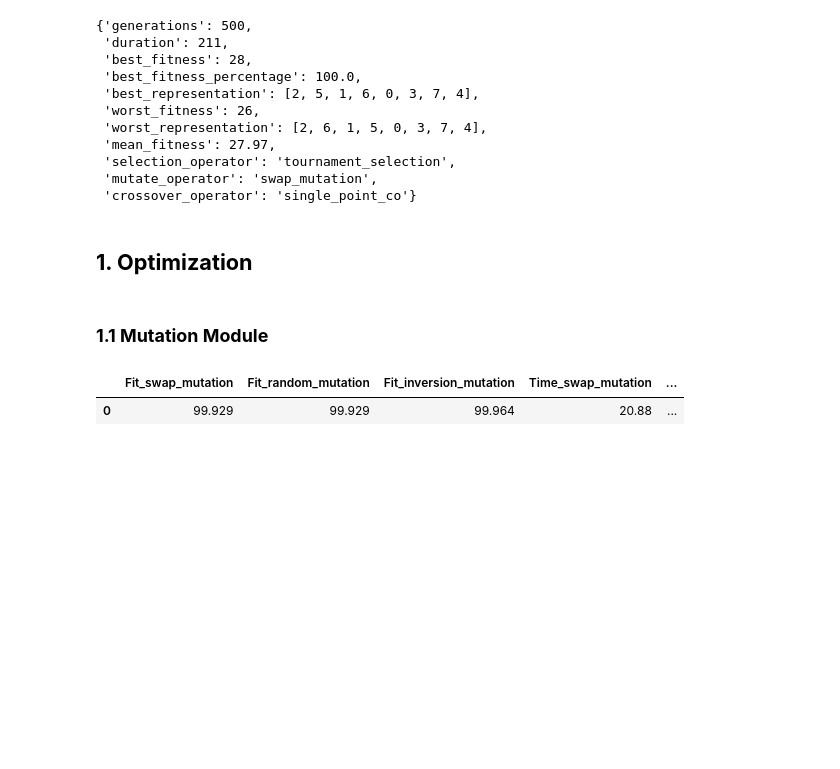
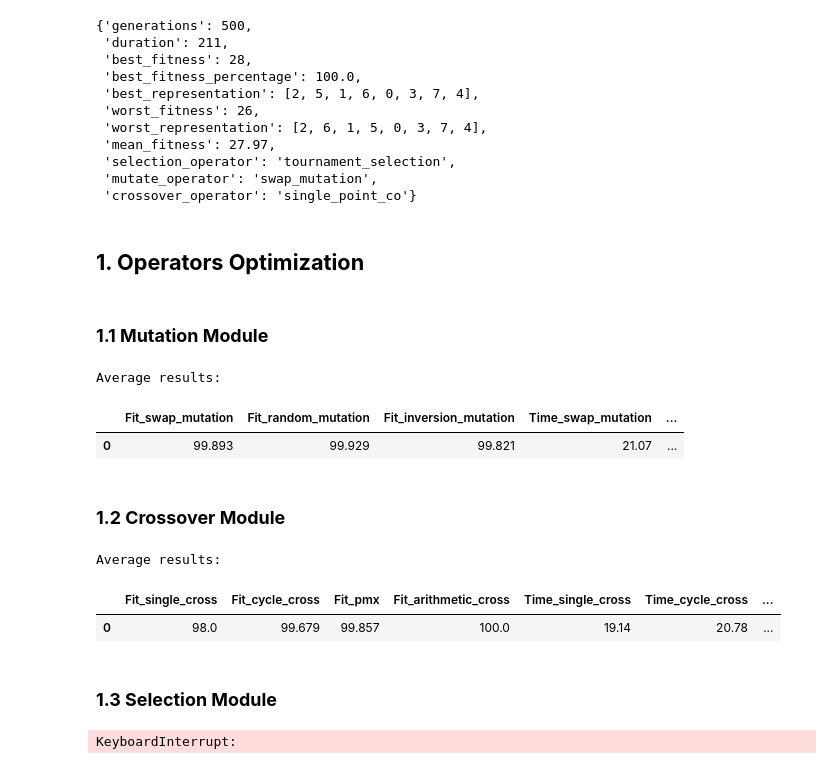
Before and after one commit to NassarX/nqueens-optimization, a Jupyter notebook: app/test.ipynb, the cells around one changed output. Drawn from its saved outputs; the diff is of its cells as text; code cells hidden in the pictures; blank space fills up the shorter version.

```diff
--- a/app/test.ipynb
+++ b/app/test.ipynb
@@ -68,7 +68,7 @@ ga
  'mutate_operator': 'swap_mutation',
  'crossover_operator': 'single_point_co'}
 # %% [markdown]
-## __1. Optimization__
+## __1. Operators Optimization__
 # %%
 def best_operators_search(parameter: str, values: list):
     # dictionary with parameter names and default values
@@ -124,7 +233,8 @@ def best_operators_search(parameter: str, values: list):
 # %%
 # seed for reproducibility
 np.random.seed(0)
-# Define the range of values for each hyperparameter
+
+# Define the range of values
 #xo = ['single_cross', 'cycle_cross', 'pmx', 'arithmetic_cross']
 #select = ['tournament_selection', 'stochastic_universal_sampling']
 mutation = ['swap_mutation', 'random_mutation', 'inversion_mutation']
@@ -134,3 +244,15 @@ mutation = ['swap_mutation', 'random_mutation', 'inversion_mutation']
 #mut_percentage = np.arange(0.01, 0.06, 0.01)
 
 param_list, df = best_operators_search('mut', mutation)
+
+# Displaying average results of the 100 iterations
+print('\033[1mAverage results:', end='\n')
+df['const'] = 'const'
+display(df.groupby('const').mean().reset_index(drop=True).round(3))
+
+# Plotting results
+plot_values(data = df, colors = ['black', 'gray', 'steelblue'], layout=2, template='white', grid=True)
+# %% [output]
+Average results:
+|  | Fit_swap_mutation | Fit_random_mutation | Fit_inversion_mutation | Time_swap_mutation | ... |
+| 0 | 99.893 | 99.929 | 99.821 | 21.07 | ... |
@@ -241,6 +259,42 @@ plot_values(data = df, colors = ['black', 'gray', 'steelblue'], layout=2, templa
-# %%
-df['const'] = 'const'
-df.groupby('const').mean().reset_index(drop=True).round(3)
-# %% [output]
-|  | Fit_swap_mutation | Fit_random_mutation | Fit_inversion_mutation | Time_swap_mutation | ... |
-| 0 | 99.929 | 99.929 | 99.964 | 20.88 | ... |
+# %% [markdown]
+### __1.2 Crossover Module__
+# %%
+# seed for reproducibility
+np.random.seed(0)
+
+# Define the range of values
+xo = ['single_cross', 'cycle_cross', 'pmx', 'arithmetic_cross']
+
+param_list, df = best_operators_search('cross', xo)
+
+# Displaying average results of the 100 iterations
+print('\033[1mAverage results:', end='\n')
+df['const'] = 'const'
+display(df.groupby('const').mean().reset_index(drop=True).round(3))
+
+# Plotting results
+plot_values(data = df, colors = ['black', 'gray', 'steelblue', 'seagreen'], layout=2, template='white', grid=True)
+# %% [output]
+Average results:
+|  | Fit_single_cross | Fit_cycle_cross | Fit_pmx | Fit_arithmetic_cross | Time_single_cross | Time_cycle_cross | ... |
+| 0 | 98.0 | 99.679 | 99.857 | 100.0 | 19.14 | 20.78 | ... |
+# %% [markdown]
+### __1.3 Selection Module__
+# %%
+# seed for reproducibility
+np.random.seed(0)
+
+# Define the range of values
+select = ['tournament_selection', 'stochastic_universal_sampling']
+
+param_list, df = best_operators_search('select', select)
+
+# Displaying average results of the 100 iterations
+print('\033[1mAverage results:', end='\n')
+df['const'] = 'const'
+display(df.groupby('const').mean().reset_index(drop=True).round(3))
+
+# Plotting results
+plot_values(data = df, colors = ['gray', 'steelblue'], layout=2, template='white', grid=True)
+# %% [output]
+KeyboardInterrupt:
```
Also changed, not shown: parts of 3 cells of this notebook.
